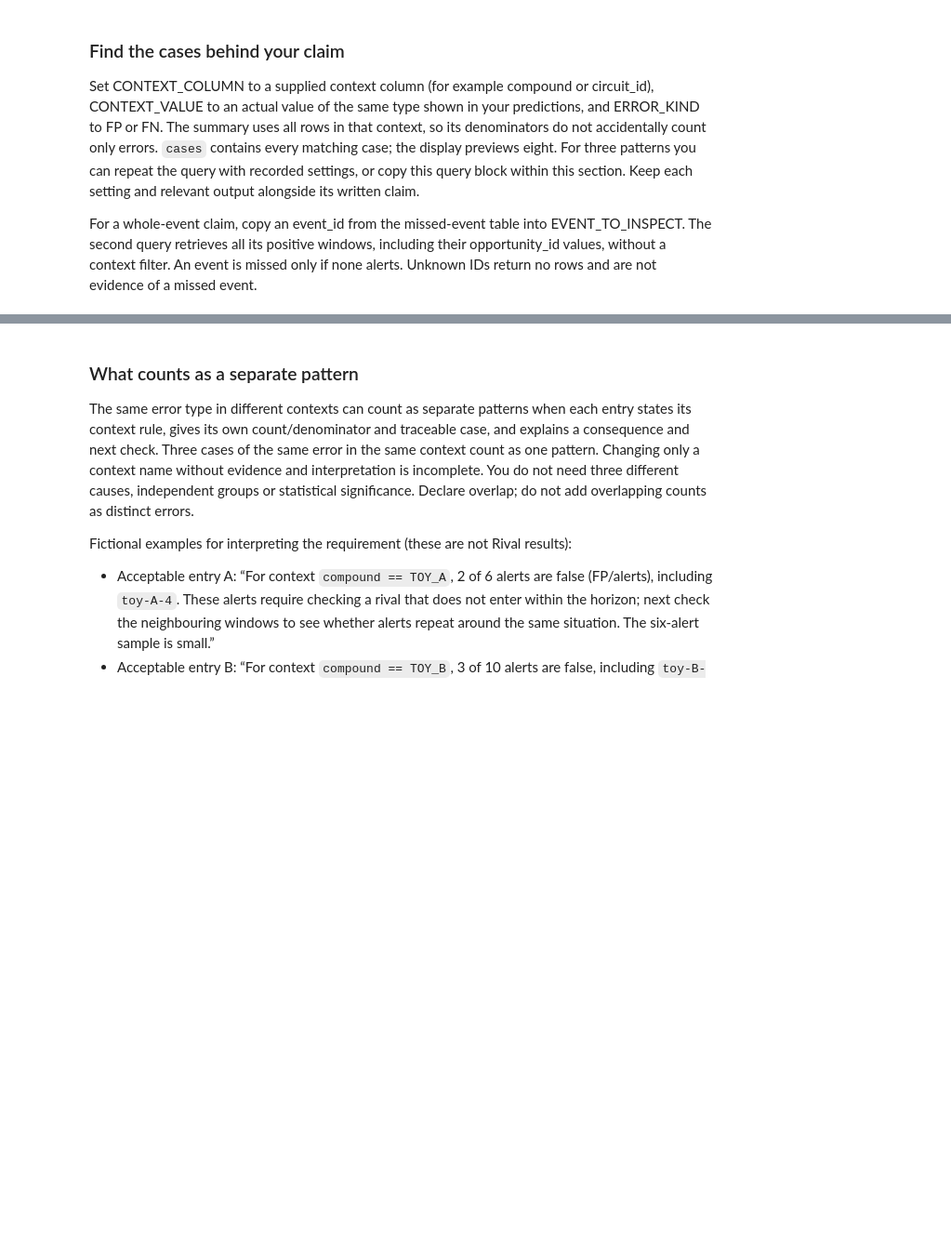
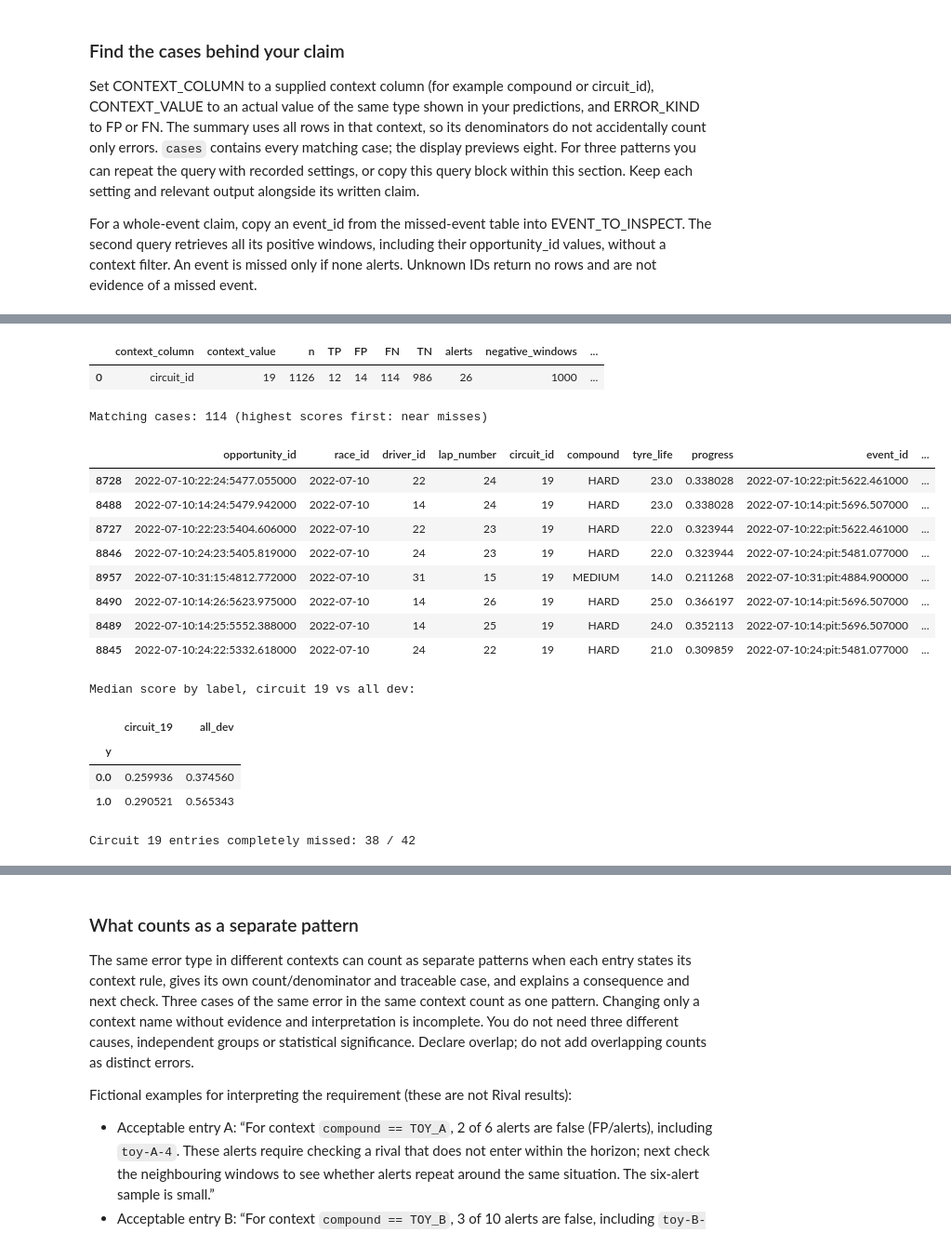
Before and after one commit to M0uidev/IIT414W-Lab03, a Jupyter notebook: Lab03_ModelComparison_Student_v3.ipynb, the cells around one changed output, grey strips where cells are left out. Shown at 93% size. Cells and saved outputs as stored; diff of their text form; code cells hidden in the pictures; blank space fills up the shorter version.

```diff
--- a/Lab03_ModelComparison_Student_v3.ipynb
+++ b/Lab03_ModelComparison_Student_v3.ipynb
@@ -293,0 +338,36 @@ Set the context column/value above to inspect your own error evidence.
+# %%
+# Pattern 2 (copy of the query block): missed windows at circuit 19 (race 2022-07-10)
+CONTEXT_COLUMN_2 = 'circuit_id'
+CONTEXT_VALUE_2 = '19'
+ERROR_KIND_2 = 'FN'
+
+if predictions is not None:
+    context_summary_2, cases_2 = context_query(predictions, CONTEXT_COLUMN_2, CONTEXT_VALUE_2, ERROR_KIND_2)
+    display(context_summary_2)
+    print('Matching cases:', len(cases_2), '(highest scores first: near misses)')
+    display(cases_2.sort_values('score', ascending=False).head(8))
+    print('Median score by label, circuit 19 vs all dev:')
+    display(pd.DataFrame({
+        'circuit_19': predictions.loc[predictions.circuit_id.eq('19')].groupby('y').score.median(),
+        'all_dev': predictions.groupby('y').score.median()}))
+    events_19 = event_errors.loc[event_errors.race_id.eq('2022-07-10')]
+    print('Circuit 19 entries completely missed:', int(events_19.missed_event.sum()), '/', len(events_19))
+# %% [output]
+|  | context_column | context_value | n | TP | FP | FN | TN | alerts | negative_windows | ... |
+| 0 | circuit_id | 19 | 1126 | 12 | 14 | 114 | 986 | 26 | 1000 | ... |
+Matching cases: 114 (highest scores first: near misses)
+|  | opportunity_id | race_id | driver_id | lap_number | circuit_id | compound | tyre_life | progress | event_id | ... |
+| 8728 | 2022-07-10:22:24:5477.055000 | 2022-07-10 | 22 | 24 | 19 | HARD | 23.0 | 0.338028 | 2022-07-10:22:pit:5622.461000 | ... |
+| 8488 | 2022-07-10:14:24:5479.942000 | 2022-07-10 | 14 | 24 | 19 | HARD | 23.0 | 0.338028 | 2022-07-10:14:pit:5696.507000 | ... |
+| 8727 | 2022-07-10:22:23:5404.606000 | 2022-07-10 | 22 | 23 | 19 | HARD | 22.0 | 0.323944 | 2022-07-10:22:pit:5622.461000 | ... |
+| 8846 | 2022-07-10:24:23:5405.819000 | 2022-07-10 | 24 | 23 | 19 | HARD | 22.0 | 0.323944 | 2022-07-10:24:pit:5481.077000 | ... |
+| 8957 | 2022-07-10:31:15:4812.772000 | 2022-07-10 | 31 | 15 | 19 | MEDIUM | 14.0 | 0.211268 | 2022-07-10:31:pit:4884.900000 | ... |
+| 8490 | 2022-07-10:14:26:5623.975000 | 2022-07-10 | 14 | 26 | 19 | HARD | 25.0 | 0.366197 | 2022-07-10:14:pit:5696.507000 | ... |
+| 8489 | 2022-07-10:14:25:5552.388000 | 2022-07-10 | 14 | 25 | 19 | HARD | 24.0 | 0.352113 | 2022-07-10:14:pit:5696.507000 | ... |
+| 8845 | 2022-07-10:24:22:5332.618000 | 2022-07-10 | 24 | 22 | 19 | HARD | 21.0 | 0.309859 | 2022-07-10:24:pit:5481.077000 | ... |
+Median score by label, circuit 19 vs all dev:
+|  | circuit_19 | all_dev |
+| y |  |  |
+| 0.0 | 0.259936 | 0.374560 |
+| 1.0 | 0.290521 | 0.565343 |
+Circuit 19 entries completely missed: 38 / 42
```
Also changed, not shown: parts of 8 cells of this notebook, 5 other files.
